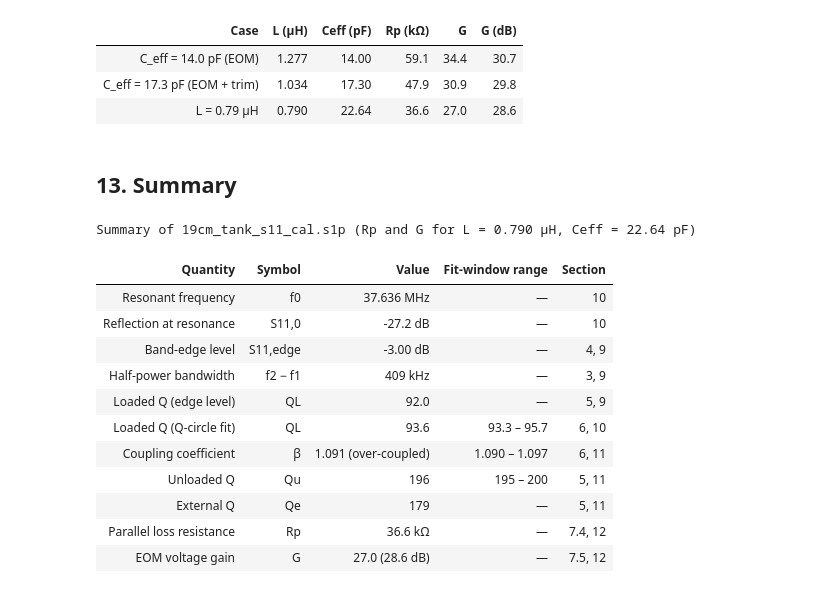
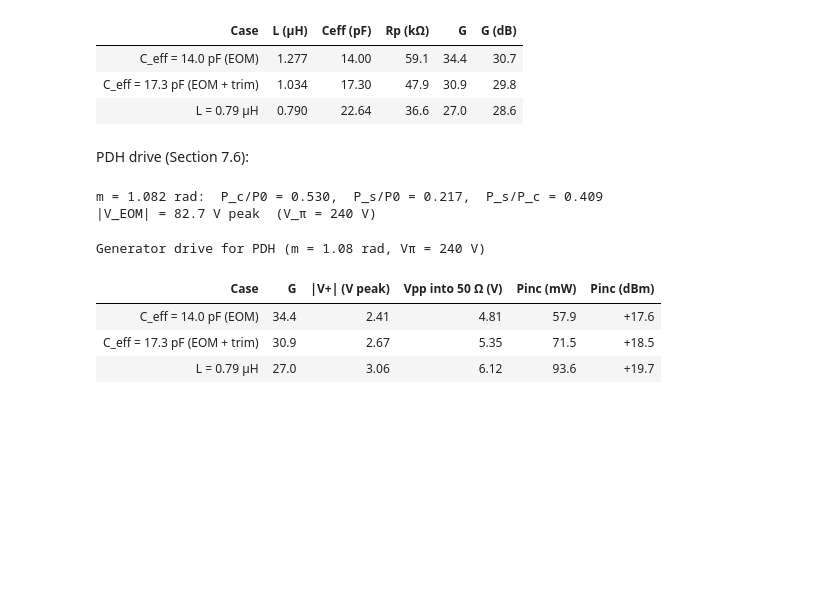
Before and after one commit to q-ifo/VNA-Tank-Circuit-Analysis, a Jupyter notebook: eom_tank_s11_analysis.ipynb, the cells around one changed output. Saved outputs shown, nothing was run; the diff lists cells and outputs as text; code cells hidden in the pictures; blank space fills up the shorter version.

Commit message:
Updated the Jupyter Notebook
Added a line for the input voltage drive for PDH locking.

```diff
--- a/eom_tank_s11_analysis.ipynb
+++ b/eom_tank_s11_analysis.ipynb
@@ -537,37 +574,40 @@ EOM voltage gain at resonance
 | C_eff = 17.3 pF (EOM + trim) | 1.034 | 17.30 | 47.9 | 30.9 | 29.8 |
 | L = 0.79 µH | 0.790 | 22.64 | 36.6 | 27.0 | 28.6 |
 # %% [markdown]
-## 13. Summary
+PDH drive (Section 7.6):
 # %%
-L_mid = cases["L = 0.79 µH"]
-G_mid = gain_from_L(L_mid)
-rng = lambda col, fmt: f"{sens[col].min():{fmt}} – {sens[col].max():{fmt}}"
-summary = pd.DataFrame([
-    ("Resonant frequency",          "f<sub>0</sub>",            f"{f0/1e6:.3f} MHz",          "—",                         "10"),
-    ("Reflection at resonance",     "S<sub>11,0</sub>",         f"{20*np.log10(rho0):.1f} dB", "—",                        "10"),
-    ("Band-edge level",             "S<sub>11,edge</sub>",      f"{S11_edge:.2f} dB",         "—",                         "4, 9"),
-    ("Half-power bandwidth",        "f<sub>2</sub> − f<sub>1</sub>", f"{(f2-f1)/1e3:.0f} kHz", "—",                        "3, 9"),
-    ("Loaded Q (edge level)",       "Q<sub>L</sub>",            f"{QL_edge:.1f}",             "—",                         "5, 9"),
-    ("Loaded Q (Q-circle fit)",     "Q<sub>L</sub>",            f"{QL:.1f}",                  rng("Q<sub>L</sub>", ".1f"), "6, 10"),
-    ("Coupling coefficient",        "β",                        f"{beta:.3f} ({'over' if encloses else 'under'}-coupled)", rng("β", ".3f"), "6, 11"),
-    ("Unloaded Q",                  "Q<sub>u</sub>",            f"{Qu:.0f}",                  rng("Q<sub>u</sub>", ".0f"), "5, 11"),
-    ("External Q",                  "Q<sub>e</sub>",            f"{Qe:.0f}",                  "—",                         "5, 11"),
-    ("Parallel loss resistance",    "R<sub>p</sub>",            f"{Qu*w0*L_mid/1e3:.1f} kΩ",  "—",                         "7.4, 12"),
-    ("EOM voltage gain",            "G",                        f"{G_mid:.1f} ({20*np.log10(G_mid):.1f} dB)", "—",        "7.5, 12"),
-], columns=["Quantity", "Symbol", "Value", "Fit-window range", "Section"])
-display(table(summary, f"Summary of {FILE} (R<sub>p</sub> and G for L = {L_mid*1e6:.3f} µH, C<sub>eff</sub> = {1/(w0**2*L_mid)*1e12:.2f} pF)"))
+from scipy.special import j0, j1
+from scipy.optimize import brentq
+
+V_PI = 240.0      # V, EO-PM-NR-C2 at 1064 nm, vertical (extraordinary-axis) polarization
+                  # horizontal input uses r13 instead of r33: ~30% efficiency, i.e. ~3.3x larger V_PI
+
+m_opt = brentq(lambda m: j0(m)**2 - j1(m)**2 - j0(m) * j1(m) / m, 0.5, 1.5)
+m_pdh = m_opt     # modulation depth to aim for (rad); set smaller to keep more carrier power
+
+V_eom_pdh = m_pdh * V_PI / np.pi
+print(f"m = {m_pdh:.3f} rad:  P_c/P0 = {j0(m_pdh)**2:.3f},  P_s/P0 = {j1(m_pdh)**2:.3f},  "
+      f"P_s/P_c = {(j1(m_pdh)/j0(m_pdh))**2:.3f}")
+print(f"|V_EOM| = {V_eom_pdh:.1f} V peak  (V_π = {V_PI:.0f} V)")
+
+def pdh_drive(G):
+    Vp = V_eom_pdh / G                          # |V+|, peak, into 50 Ω
+    P = Vp**2 / (2 * Z0)
+    return Vp, 2 * Vp, P, 10 * np.log10(P / 1e-3)
+
+pdh_tab = pd.DataFrame([dict(zip(
+    ["Case", "G", "|V<sup>+</sup>| (V peak)", "V<sub>pp</sub> into 50 Ω (V)", "P<sub>inc</sub> (mW)", "P<sub>inc</sub> (dBm)"],
+    [name, gain_from_L(L), *pdh_drive(gain_from_L(L))[:2], pdh_drive(gain_from_L(L))[2] * 1e3, pdh_drive(gain_from_L(L))[3]]))
+    for name, L in cases.items()])
+display(table(pdh_tab, f"Generator drive for PDH (m = {m_pdh:.2f} rad, V<sub>π</sub> = {V_PI:.0f} V)",
+              {"G": "{:.1f}", "|V<sup>+</sup>| (V peak)": "{:.2f}", "V<sub>pp</sub> into 50 Ω (V)": "{:.2f}",
+               "P<sub>inc</sub> (mW)": "{:.1f}", "P<sub>inc</sub> (dBm)": "{:+.1f}"}))
 # %% [output]
-Summary of 19cm_tank_s11_cal.s1p (Rp and G for L = 0.790 µH, Ceff = 22.64 pF)
+m = 1.082 rad:  P_c/P0 = 0.530,  P_s/P0 = 0.217,  P_s/P_c = 0.409
+|V_EOM| = 82.7 V peak  (V_π = 240 V)
+Generator drive for PDH (m = 1.08 rad, Vπ = 240 V)
-| Quantity | Symbol | Value | Fit-window range | Section |
-| Resonant frequency | f0 | 37.636 MHz | — | 10 |
-| Reflection at resonance | S11,0 | -27.2 dB | — | 10 |
-| Band-edge level | S11,edge | -3.00 dB | — | 4, 9 |
-| Half-power bandwidth | f2 − f1 | 409 kHz | — | 3, 9 |
-| Loaded Q (edge level) | QL | 92.0 | — | 5, 9 |
-| Loaded Q (Q-circle fit) | QL | 93.6 | 93.3 – 95.7 | 6, 10 |
-| Coupling coefficient | β | 1.091 (over-coupled) | 1.090 – 1.097 | 6, 11 |
-| Unloaded Q | Qu | 196 | 195 – 200 | 5, 11 |
-| External Q | Qe | 179 | — | 5, 11 |
-| Parallel loss resistance | Rp | 36.6 kΩ | — | 7.4, 12 |
-| EOM voltage gain | G | 27.0 (28.6 dB) | — | 7.5, 12 |
+| Case | G | |V+| (V peak) | Vpp into 50 Ω (V) | Pinc (mW) | Pinc (dBm) |
+| C_eff = 14.0 pF (EOM) | 34.4 | 2.41 | 4.81 | 57.9 | +17.6 |
+| C_eff = 17.3 pF (EOM + trim) | 30.9 | 2.67 | 5.35 | 71.5 | +18.5 |
+| L = 0.79 µH | 27.0 | 3.06 | 6.12 | 93.6 | +19.7 |
 # %% [markdown]
```
Also changed, not shown: parts of 8 cells of this notebook.
